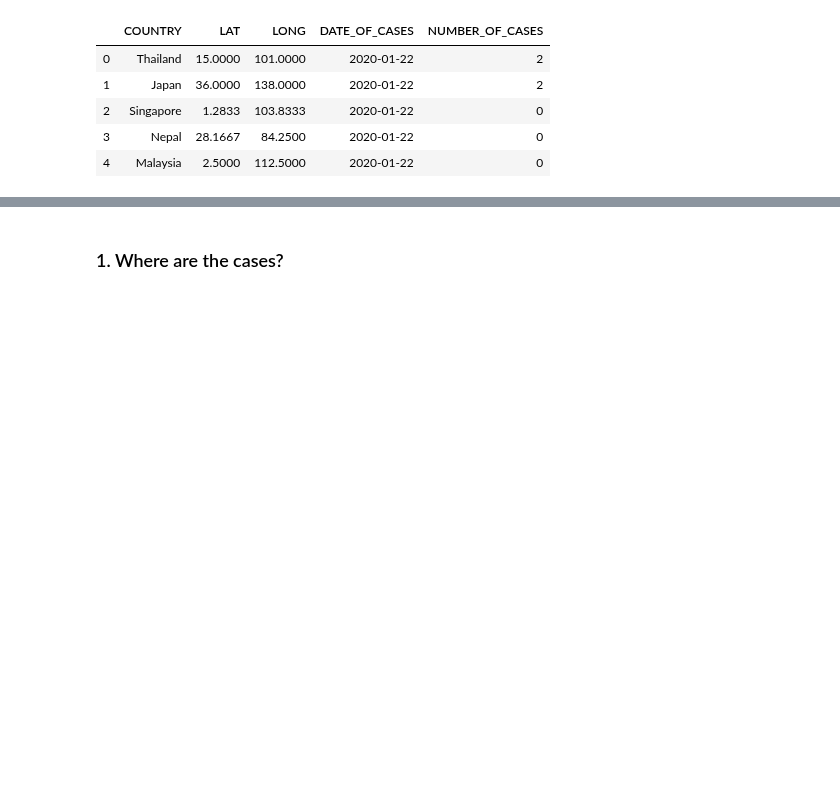
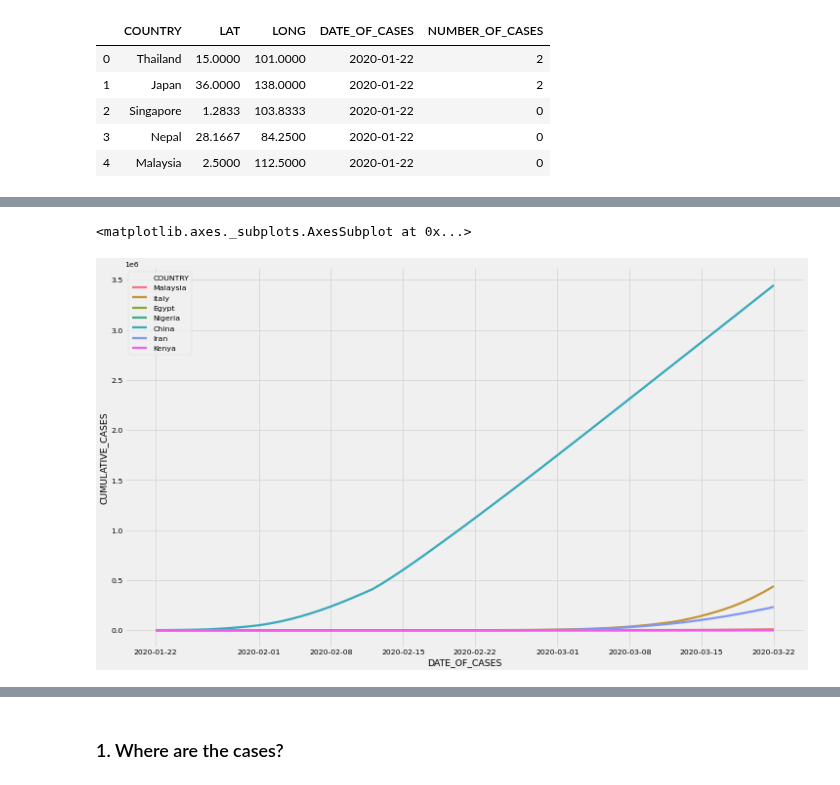
Before and after one commit to bilha-analytics/DataSaysWhat, a Jupyter notebook: ncov19/cases_over_time.ipynb, the cells around one changed output, grey strips where cells are left out. Cells and saved outputs as stored; diff of their text form; code cells hidden in the pictures; blank space fills up the shorter version.

```diff
--- a/ncov19/cases_over_time.ipynb
+++ b/ncov19/cases_over_time.ipynb
@@ -96,0 +100,6 @@ df_cm[df_cm.COUNTRY=='Thailand'].tail()
+# %%
+hyperz = [ 'Nigeria', 'Kenya', 'Egypt', 'Italy', 'Iran', 'Malaysia', 'US', 'China']
+sns.lineplot(x='DATE_OF_CASES', y='CUMULATIVE_CASES', hue='COUNTRY', data=df_cm[df_cm.COUNTRY.isin(hyperz)])
+# %% [output]
+<matplotlib.axes._subplots.AxesSubplot at 0x...>
+[figure, added]
```
Also changed, not shown: parts of 2 cells of this notebook, 1 other file.
